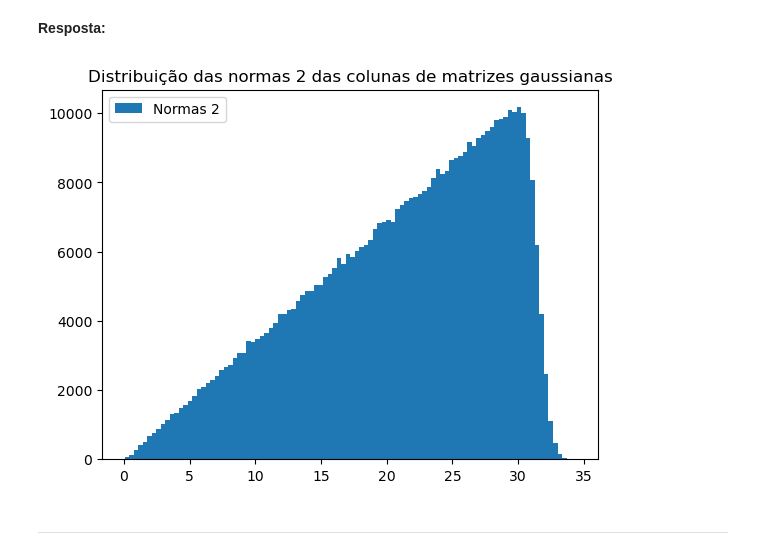
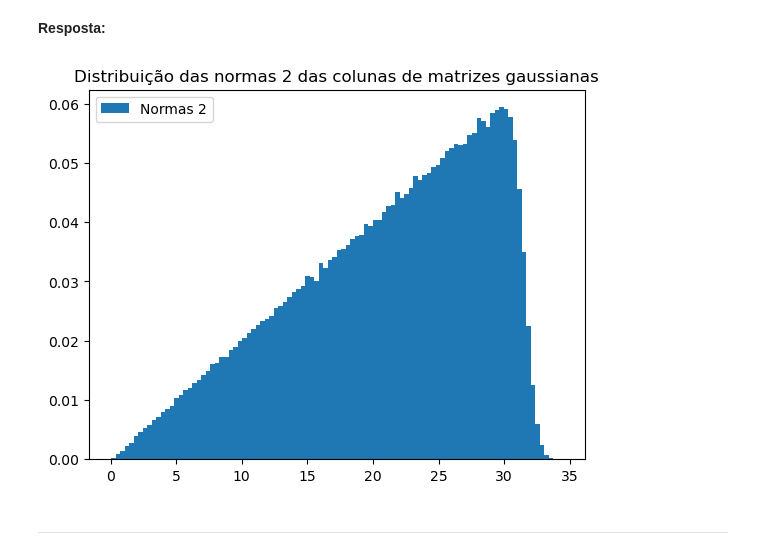
Before and after one commit to alexoliveiraFGV24/rand_nla, a Jupyter notebook: final/Projeto4.ipynb, the cells around one changed output. Drawn from its saved outputs; the diff is of its cells as text; code cells hidden in the pictures.

```diff
--- a/final/Projeto4.ipynb
+++ b/final/Projeto4.ipynb
@@ -41,15 +41,16 @@ def plot_dist(datas:list, legends:list, density=True, title="", bins=100):
 # %%
 n = 500
 norms = []
 for m in range(2, 1000):
     A = gaussian_matrix(m,n)
-    for j in range(n):
-        norm = norm2(A[:, j])
-        norms.append(norm)
+    G = np.dot(A.T, A)
+    diag_val = np.diag(G)
+    norm = list(np.sqrt(diag_val))
+    norms += norm
 
-plot_dist([norms], density=False, title="Distribuição das normas 2 das colunas de matrizes gaussianas", legends=["Normas 2"])
+plot_dist([norms], density=True, title="Distribuição das normas 2 das colunas de matrizes gaussianas", legends=["Normas 2"])
 # %% [output]
-[figure, old version]
+[figure, new version]
 # %% [markdown]
 ---
 # %% [markdown]
```
Also changed, not shown: parts of 5 cells of this notebook.
